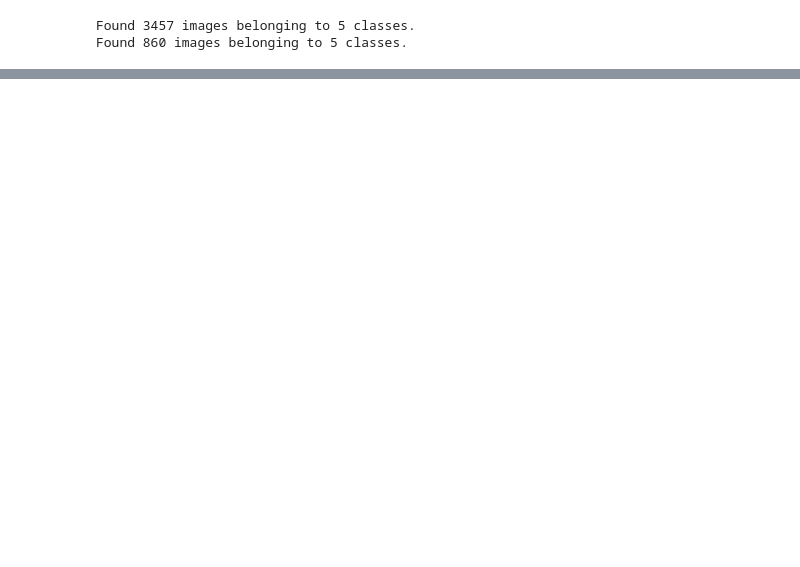
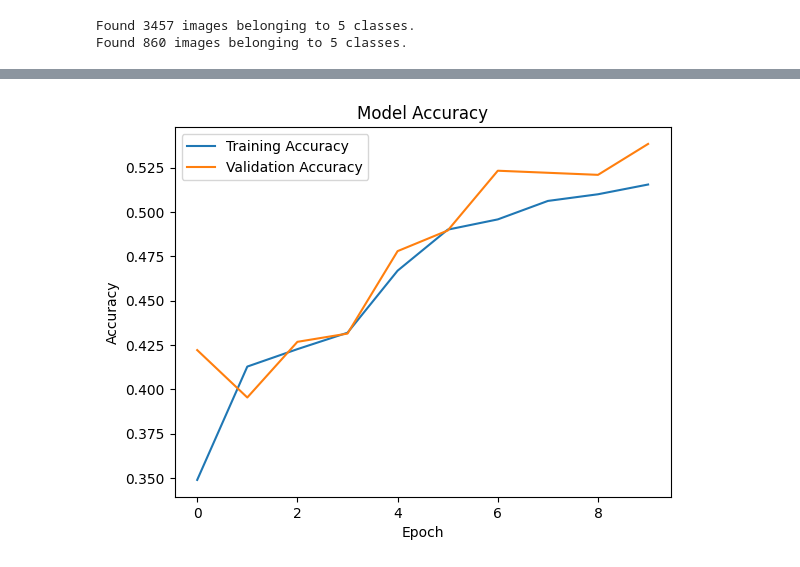
Before and after one commit to youssefelsheikh506/NTI-CNN-Flowers-Dataset, a Jupyter notebook: CNN-Flowers-Dataset.ipynb, the cells around one changed output, grey strips where cells are left out. Saved outputs shown, nothing was run; the diff lists cells and outputs as text; code cells hidden in the pictures; blank space fills up the shorter version.

Commit message:
saved model and deployed it

```diff
--- a/CNN-Flowers-Dataset.ipynb
+++ b/CNN-Flowers-Dataset.ipynb
@@ -25,7 +25,7 @@ datagen = ImageDataGenerator(
 )
 # %%
 train = datagen.flow_from_directory(
-    '/kaggle/input/flowers-recognition/flowers',
+    'D:/Projects/NTI-CNN-Flowers-Dataset/flowers',
     target_size=(320, 240),
     batch_size=32,
     class_mode='categorical', # change to catigorical in multiclass
@@ -35,7 +35,7 @@ train = datagen.flow_from_directory(
 
 # Load validation images
 val = datagen.flow_from_directory(
-    '/kaggle/input/flowers-recognition/flowers',
+    'D:/Projects/NTI-CNN-Flowers-Dataset/flowers',
     target_size=(320, 240),
     batch_size=32,
     class_mode='categorical',
@@ -85,6 +85,6 @@ Model: "sequential_16"
 # %%
 model.compile(optimizer='adam', loss='categorical_crossentropy', metrics=['accuracy'])
 # %%
-model.fit(train, epochs=10, validation_data=val,verbose=1)
+histroy = model.fit(train, epochs=10, validation_data=val,verbose=1)
 # %% [output]
 Epoch 1/10
@@ -110,0 +111,12 @@ Epoch 10/10
+# %%
+import matplotlib.pyplot as plt
+
+plt.plot(histroy.history['accuracy'], label='Training Accuracy')
+plt.plot(histroy.history['val_accuracy'], label='Validation Accuracy')
+plt.xlabel('Epoch')
+plt.ylabel('Accuracy')
+plt.title('Model Accuracy')
+plt.legend()
+plt.show()
+# %% [output]
+[figure, added]
```
Also changed, not shown: parts of 4 cells of this notebook.
